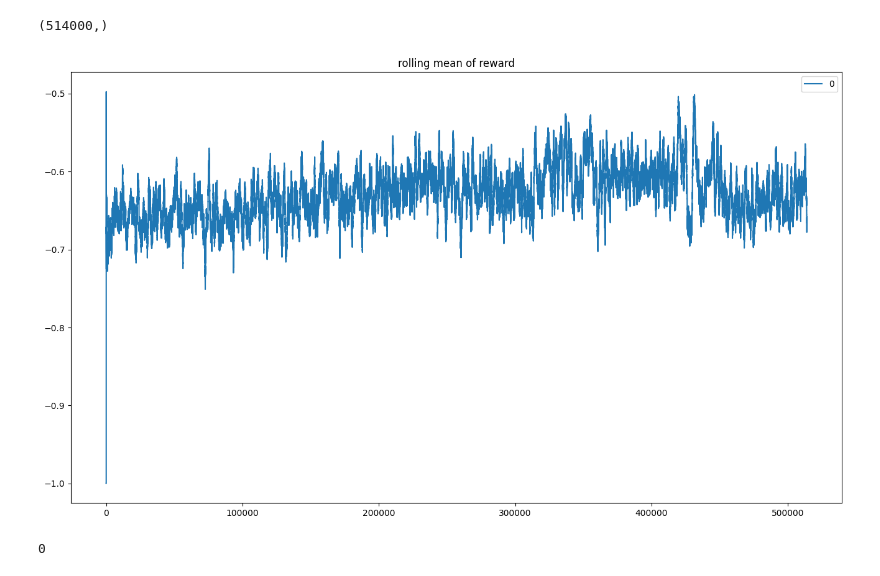
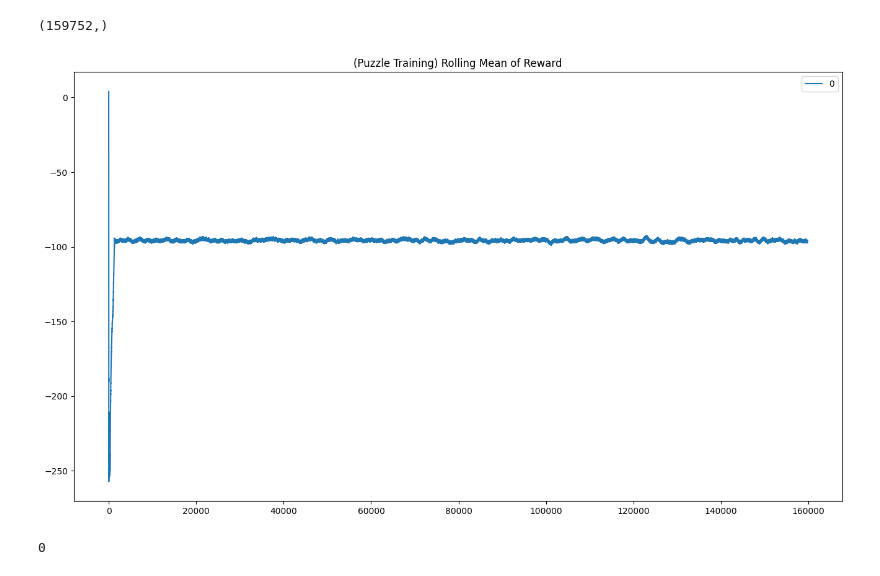
Before and after one commit to rohanmyer/chessRL, a Jupyter notebook: evaluate.ipynb, the cells around one changed output. Saved outputs shown, nothing was run; the diff lists cells and outputs as text; code cells hidden in the pictures.

```diff
--- a/evaluate.ipynb
+++ b/evaluate.ipynb
@@ -1,21 +1,21 @@
 # %%
 import numpy as np
 
-reward_trace = np.load("rl_chess/logs/puzzle_reward_trace.npy")
+reward_trace = np.load("rl_chess/logs/self_reward_trace.npy")
 print(reward_trace.shape)
 # %% [output]
-(514000,)
+(159752,)
 # %%
 import pandas as pd
 import matplotlib.pyplot as plt
 
 reward_smooth = pd.DataFrame(reward_trace)
 reward_smooth.rolling(window=1000, min_periods=0).mean().plot(
-    figsize=(16, 9), title="rolling mean of reward"
+    figsize=(16, 9), title="(Puzzle Training) Rolling Mean of Reward"
 )
 plt.show()
 # %% [output]
-[figure, old version]
+[figure, new version]
 # %%
 from rl_chess import agent
 
```
Also changed, not shown: 1 other file.
